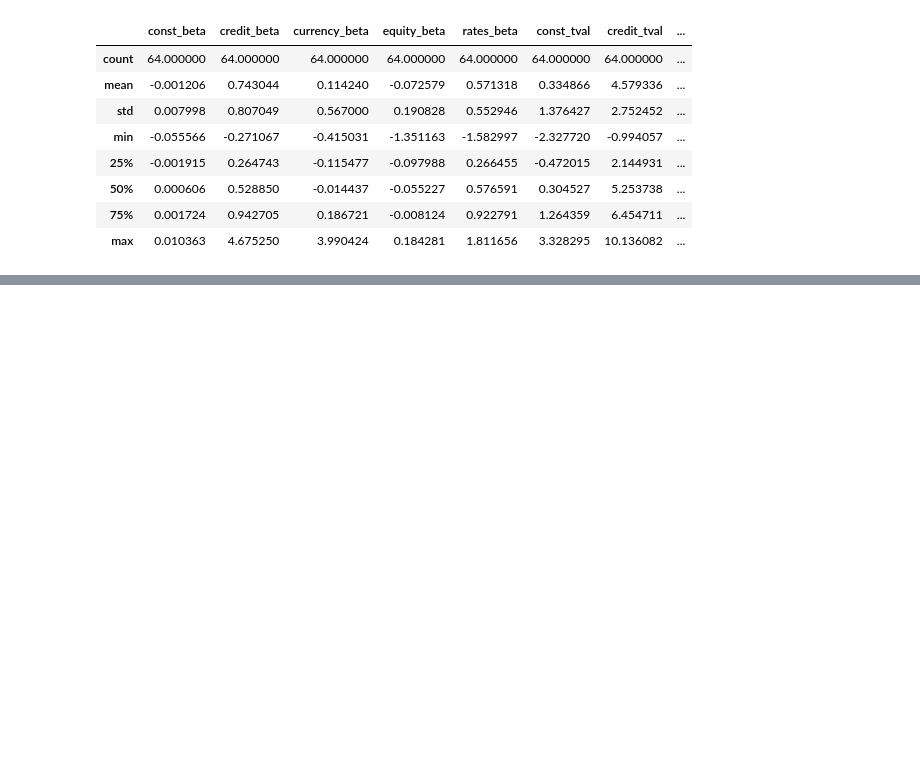
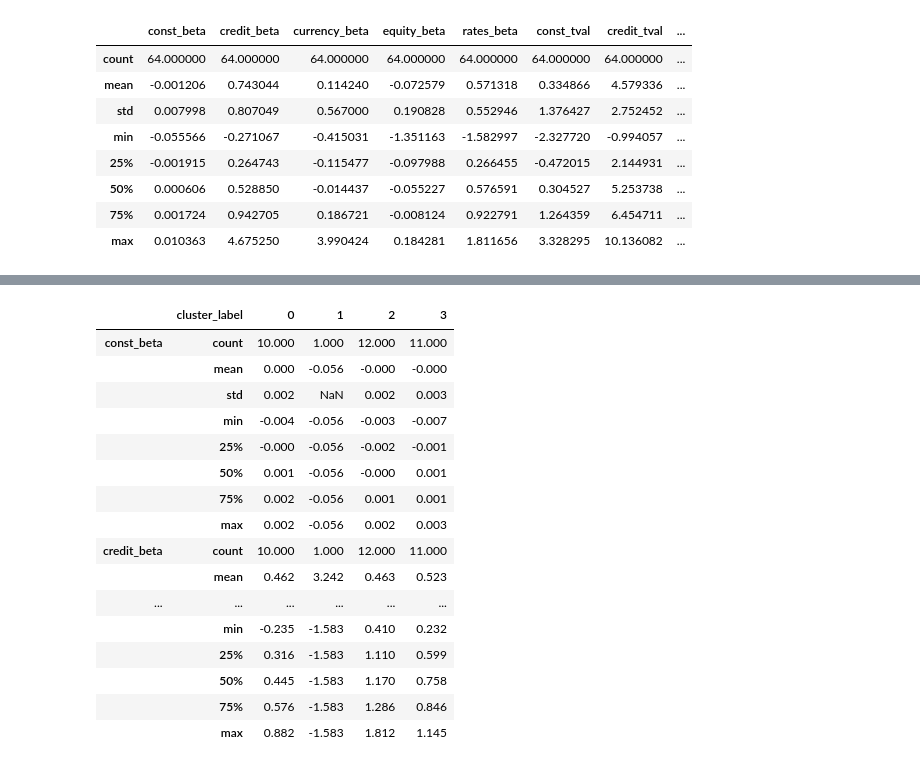
Before and after one commit to wingwingz/AFP, a Jupyter notebook: Risk Premia/bond.ipynb, the cells around one changed output, grey strips where cells are left out. Cells and saved outputs as stored; diff of their text form; code cells hidden in the pictures; blank space fills up the shorter version.

```diff
--- a/Risk Premia/bond.ipynb
+++ b/Risk Premia/bond.ipynb
@@ -6,6 +9,7 @@ import statsmodels.api as sm
 # %%
 country_data_path = '../Data/country_data'
 macro_data_path = '../Data/macro_factors'
+cluster_path = '../Outputs/country_clusters'
 # %% [markdown]
 ## Load Data
 # %% [markdown]
@@ -13,7 +17,7 @@ macro_data_path = '../Data/macro_factors'
 # %%
 ticker = pd.read_excel(os.path.join(country_data_path, 'ice_bofa_sovereign_indices_data.xlsx'), sheet_name='ticker mapping')
 # %%
-ticker['Country'] = ticker['Index Name'].apply(lambda x:x.split(' ')[4])
+ticker['Country'] = ticker['Index Name'].apply(lambda x:' '.join(x.split()[4:-2]))
 # %%
 ticker['Index Full Name'] = ticker['Index'] + ' Index'
 # %%
@@ -156,3 +177,6 @@ results_df.describe()
 | 50% | 0.000606 | 0.528850 | -0.014437 | -0.055227 | 0.576591 | 0.304527 | 5.253738 | ... |
 | 75% | 0.001724 | 0.942705 | 0.186721 | -0.008124 | 0.922791 | 1.264359 | 6.454711 | ... |
 | max | 0.010363 | 4.675250 | 3.990424 | 0.184281 | 1.811656 | 3.328295 | 10.136082 | ... |
+# %%
+bond_idx_clusters = pd.read_pickle(os.path.join(cluster_path, 'clusters_bond_idx_ret_full.pkl'))
+bond_idx_clusters.head()
@@ -158,0 +223,20 @@ results_df.describe()
+# %%
+results_with_cluster.groupby('cluster_label')[beta_cols].describe().T.round(3)
+# %% [output]
+|  | cluster_label | 0 | 1 | 2 | 3 |
+| const_beta | count | 10.000 | 1.000 | 12.000 | 11.000 |
+|  | mean | 0.000 | -0.056 | -0.000 | -0.000 |
+|  | std | 0.002 | NaN | 0.002 | 0.003 |
+|  | min | -0.004 | -0.056 | -0.003 | -0.007 |
+|  | 25% | -0.000 | -0.056 | -0.002 | -0.001 |
+|  | 50% | 0.001 | -0.056 | -0.000 | 0.001 |
+|  | 75% | 0.002 | -0.056 | 0.001 | 0.001 |
+|  | max | 0.002 | -0.056 | 0.002 | 0.003 |
+| credit_beta | count | 10.000 | 1.000 | 12.000 | 11.000 |
+|  | mean | 0.462 | 3.242 | 0.463 | 0.523 |
+| ... | ... | ... | ... | ... | ... |
+|  | min | -0.235 | -1.583 | 0.410 | 0.232 |
+|  | 25% | 0.316 | -1.583 | 1.110 | 0.599 |
+|  | 50% | 0.445 | -1.583 | 1.170 | 0.758 |
+|  | 75% | 0.576 | -1.583 | 1.286 | 0.846 |
+|  | max | 0.882 | -1.583 | 1.812 | 1.145 |
```
Also changed, not shown: parts of 11 cells of this notebook.
